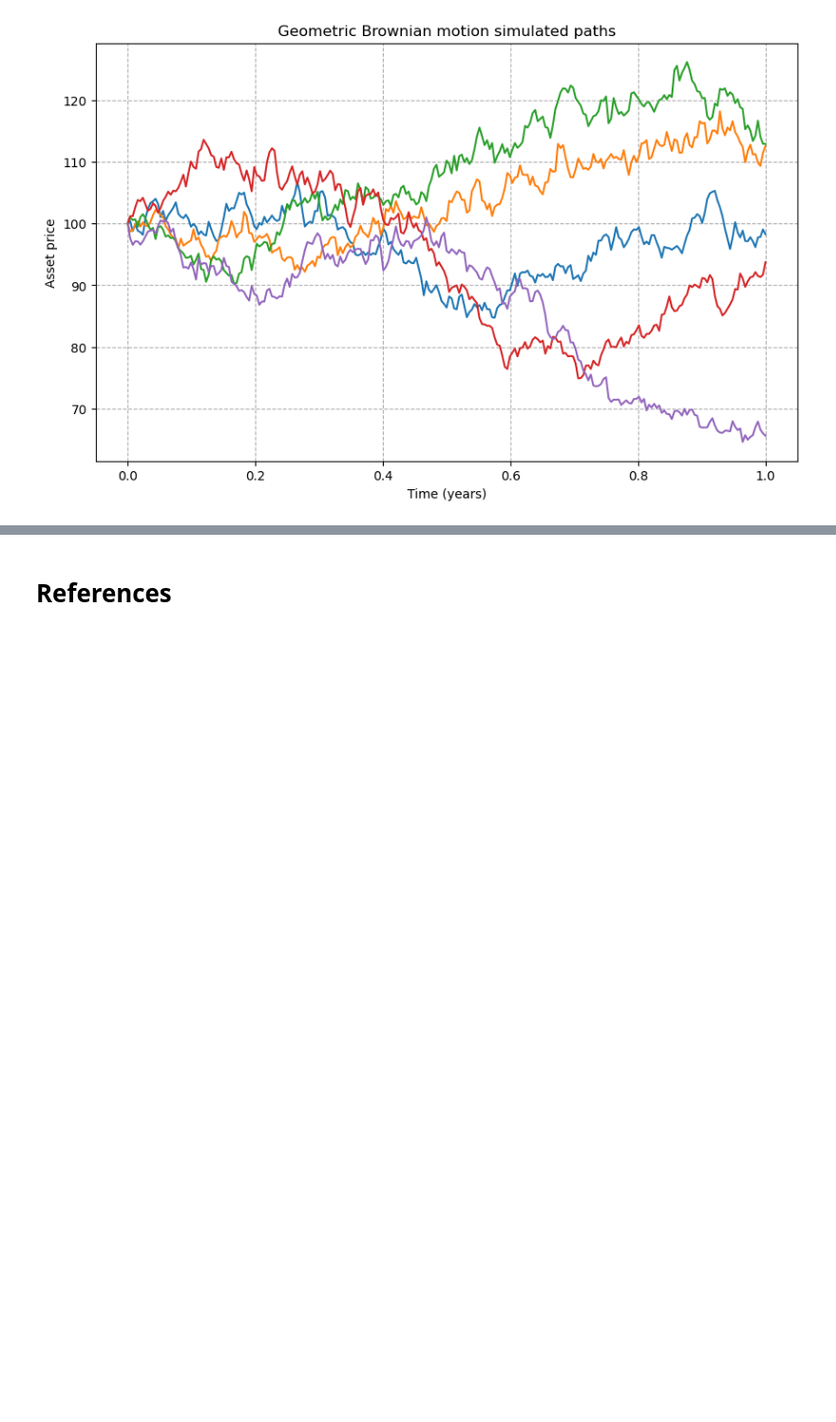
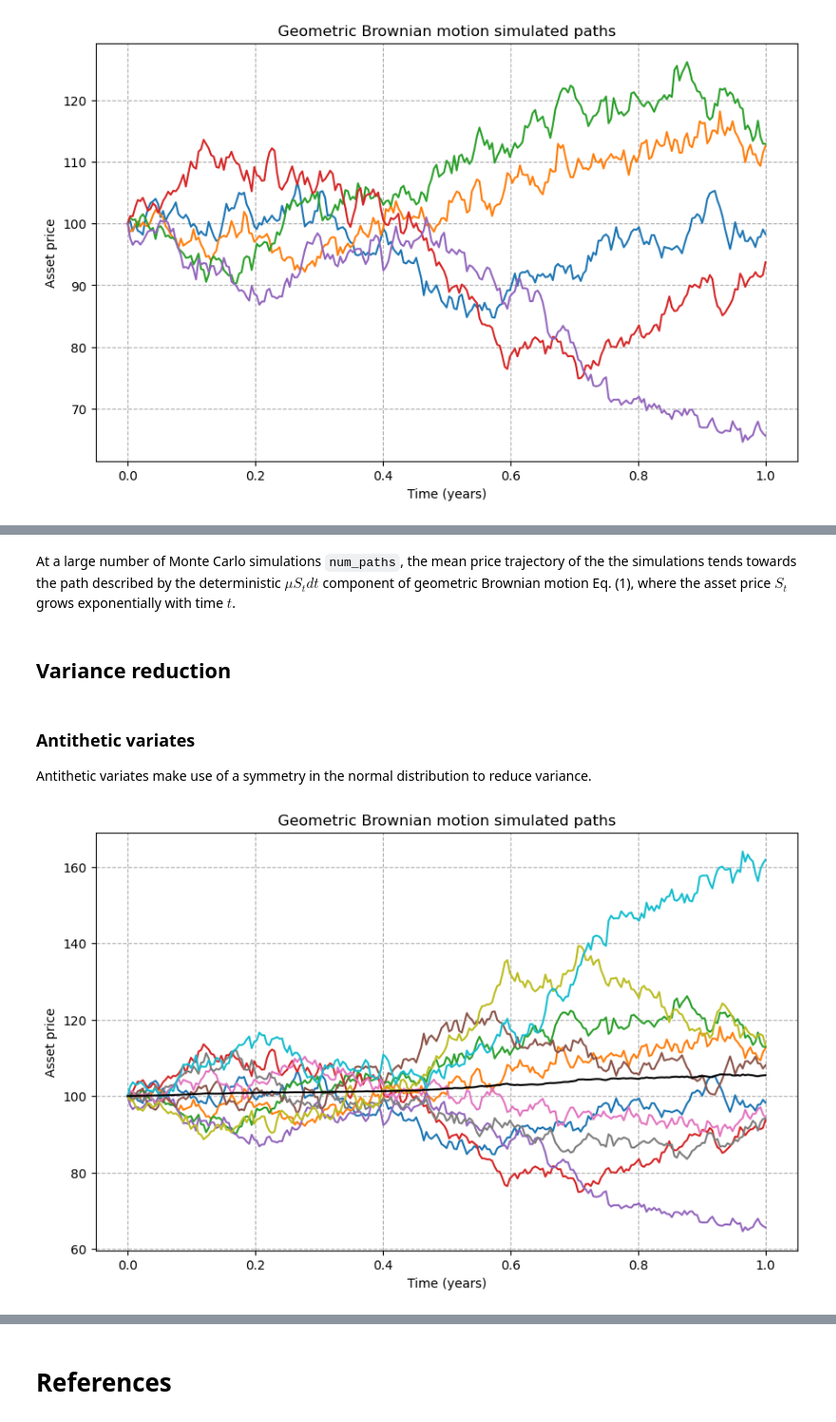
Before and after one commit to lim-li-xuan-phy/monte-carlo-derivative-pricing, a Jupyter notebook: Analysis.ipynb, the cells around one changed output, grey strips where cells are left out. Shown at 95% size. Drawn from its saved outputs; the diff is of its cells as text; code cells hidden in the pictures; blank space fills up the shorter version.

```diff
--- a/Analysis.ipynb
+++ b/Analysis.ipynb
@@ -159,0 +256,7 @@ Black-Scholes European put option price: 5.5735
+# %% [markdown]
+At a large number of Monte Carlo simulations `num_paths`, the mean price trajectory of the the simulations tends towards the path described by the deterministic $\mu S_t dt$ component of geometric Brownian motion Eq. (1), where the asset price $S_t$ grows exponentially with time $t$.
+# %% [markdown]
+## Variance reduction
+# %% [markdown]
+### Antithetic variates
+Antithetic variates make use of a symmetry in the normal distribution to reduce variance.
@@ -159,0 +296,21 @@ Black-Scholes European put option price: 5.5735
+# %%
+# Plot GBM trajectories
+initial_price = 100.0
+interest_rate = 0.05
+volatility = 0.2
+time_horizon = 1.0 # 1 year
+num_steps = 252 # Assume 252 trading days in a year
+num_paths = 5
+t_grid = np.linspace(0.0, time_horizon, num_steps+1)
+gbm_sims_redvar = generate_gbm_redvar(initial_price, interest_rate, volatility, time_horizon, num_steps, num_paths, rng_seed)
+
+plt.figure(figsize=(10, 6))
+plt.plot(t_grid, gbm_sims_redvar)
+plt.plot(t_grid, np.mean(gbm_sims_redvar, axis=1), color='k')
+plt.title(f"Geometric Brownian motion simulated paths")
+plt.xlabel("Time (years)")
+plt.ylabel("Asset price")
+plt.grid(ls="--")
+plt.show()
+# %% [output]
+[figure, added]
```
Also changed, not shown: parts of 24 cells of this notebook.
